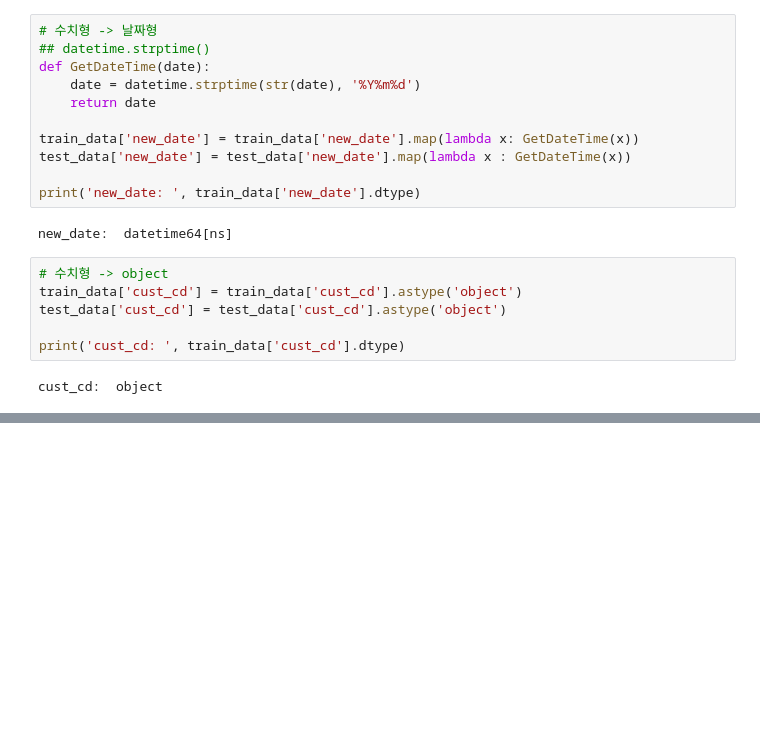
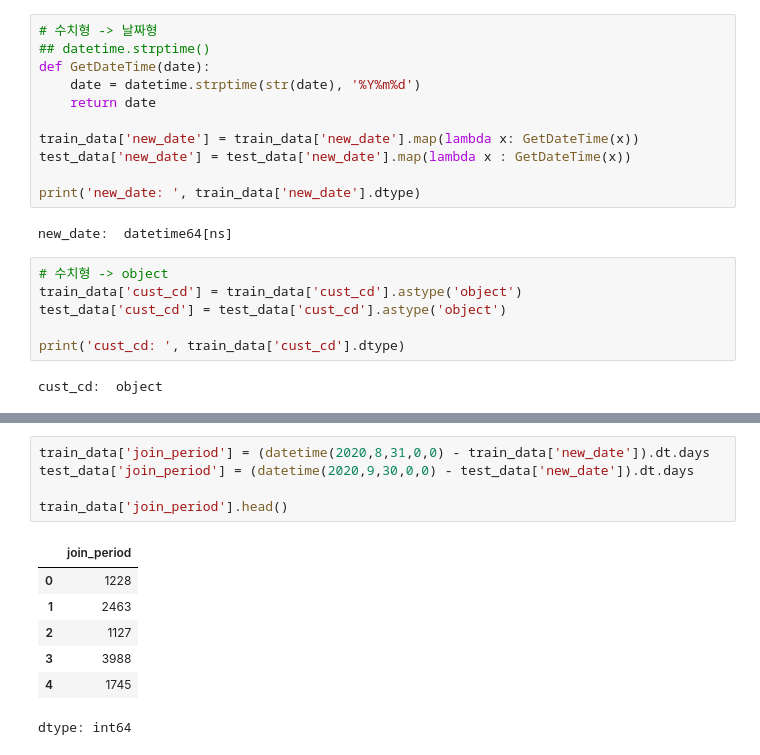
Before and after one commit to sujeengim/mini-ai-study, a Jupyter notebook: practice/prediction/customer_prediction.ipynb, the cells around one changed output, grey strips where cells are left out. Cells and saved outputs as stored; diff of their text form; blank space fills up the shorter version.

```diff
--- a/practice/prediction/customer_prediction.ipynb
+++ b/practice/prediction/customer_prediction.ipynb
@@ -450,0 +445,13 @@ cust_cd:  object
+# %%
+train_data['join_period'] = (datetime(2020,8,31,0,0) - train_data['new_date']).dt.days
+test_data['join_period'] = (datetime(2020,9,30,0,0) - test_data['new_date']).dt.days
+
+train_data['join_period'].head()
+# %% [output]
+|  | join_period |
+| 0 | 1228 |
+| 1 | 2463 |
+| 2 | 1127 |
+| 3 | 3988 |
+| 4 | 1745 |
+dtype: int64
```
Also changed, not shown: parts of 5 cells of this notebook.
